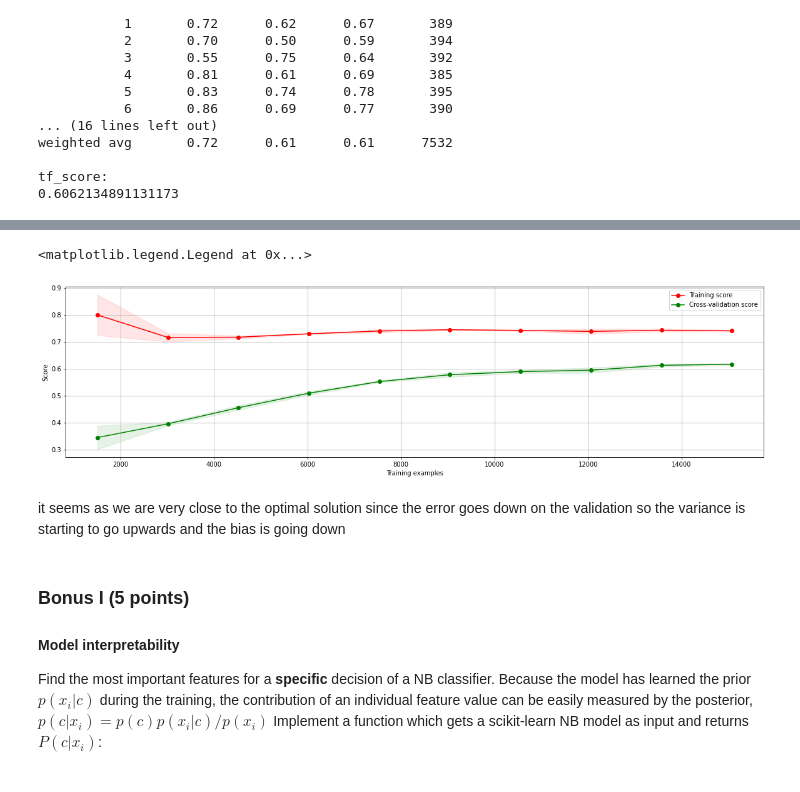
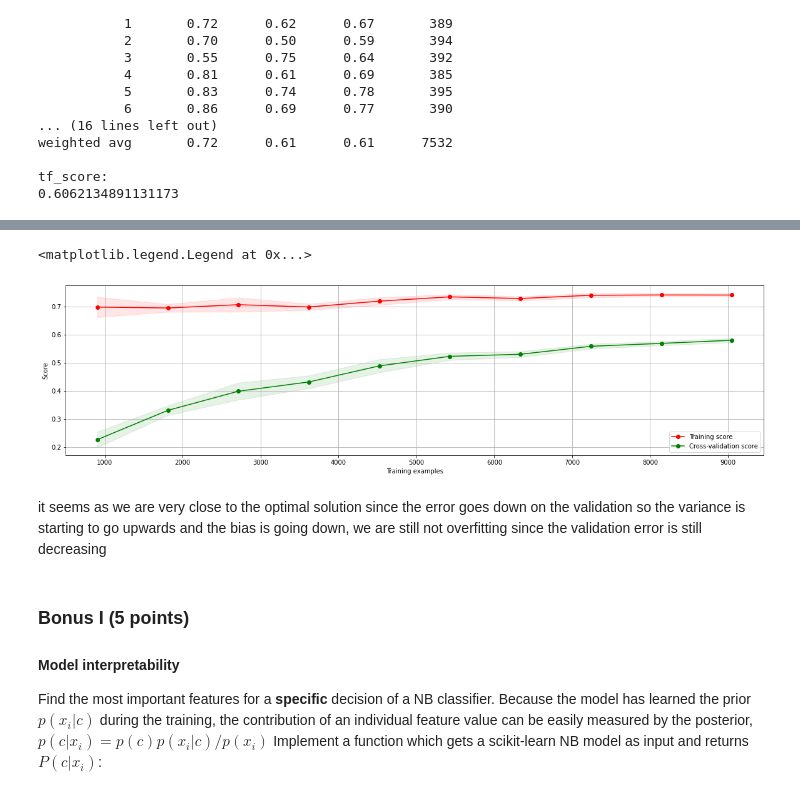
Before and after one commit to 6yuvaldavid/NB, a Jupyter notebook: NB_exercise_2022a.ipynb, the cells around one changed output, grey strips where cells are left out. Saved outputs shown, nothing was run; the diff lists cells and outputs as text; code cells hidden in the pictures.

```diff
--- a/NB_exercise_2022a.ipynb
+++ b/NB_exercise_2022a.ipynb
@@ -349,7 +347,7 @@ weighted avg       0.70      0.64      0.63      7532
 from sklearn.model_selection import learning_curve
 from matplotlib import pyplot as plt
 
-newsgroups_all = fetch_20newsgroups(subset='all',remove=('headers', 'footers', 'quotes'))
+newsgroups_all = fetch_20newsgroups(subset='train',remove=('headers', 'footers', 'quotes'))
 X = newsgroups_all.data
 y = newsgroups_all.target
 
@@ -372,37 +370,37 @@ train_scores_std = np.std(train_scores, axis=1)
 test_scores_mean = np.mean(test_scores, axis=1)
 test_scores_std = np.std(test_scores, axis=1)
 fit_times_mean = np.mean(fit_times, axis=1)
 fit_times_std = np.std(fit_times, axis=1)
 
 # Plot learning curve
 axes.grid()
 axes.fill_between(
     train_sizes,
     train_scores_mean - train_scores_std,
     train_scores_mean + train_scores_std,
     alpha=0.1,
     color="r",
 )
 axes.fill_between(
     train_sizes,
     test_scores_mean - test_scores_std,
     test_scores_mean + test_scores_std,
     alpha=0.1,
     color="g",
 )
 axes.plot(
     train_sizes, train_scores_mean, "o-", color="r", label="Training score"
 )
 axes.plot(
     train_sizes, test_scores_mean, "o-", color="g", label="Cross-validation score"
 )
 axes.legend(loc="best")
 # %% [output]
 <matplotlib.legend.Legend at 0x...>
-[figure, old version]
+[figure, new version]
 # %% [markdown]
 
-it seems as we are very close to the optimal solution since the error goes down on the validation so the variance is starting to go upwards and the bias is going down
+it seems as we are very close to the optimal solution since the error goes down on the validation so the variance is starting to go upwards and the bias is going down, we are still not overfitting since the validation error is still decreasing
 # %% [markdown]
 
 ### Bonus I (5 points)
```
Also changed, not shown: parts of 2 cells of this notebook.
